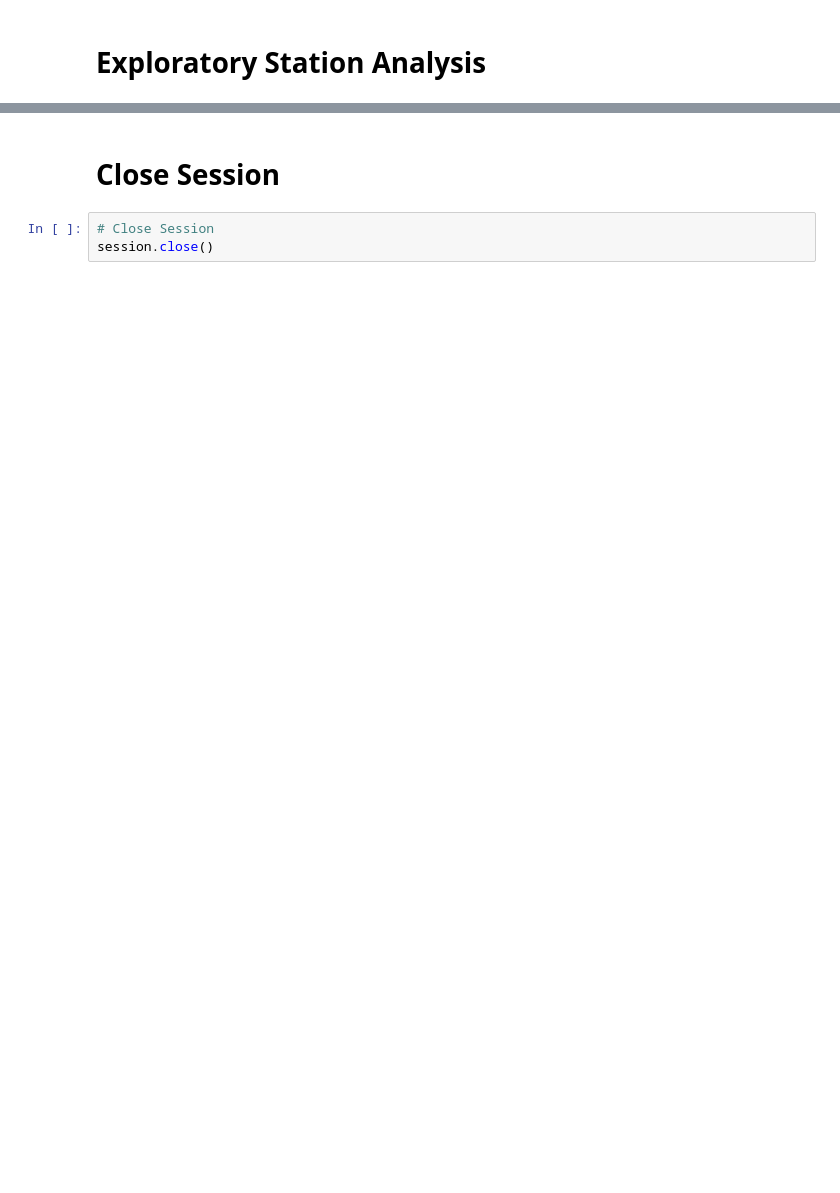
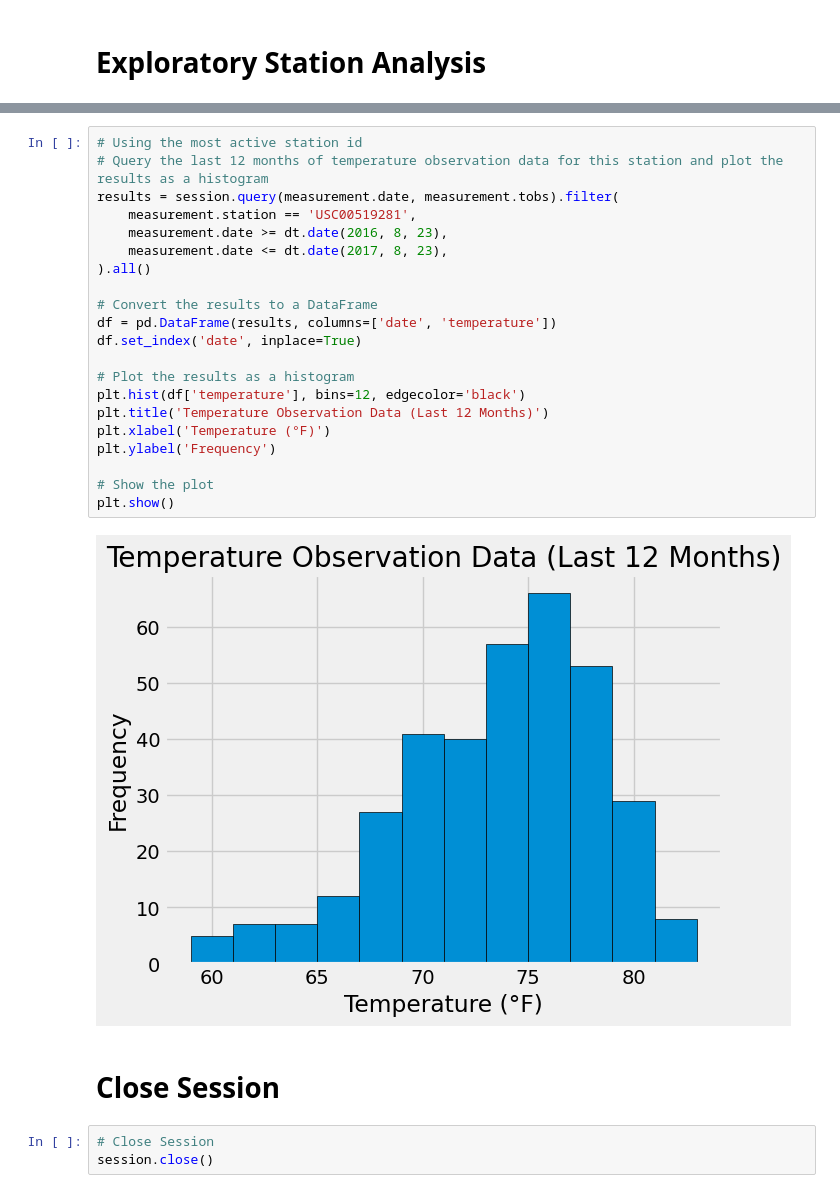
Before and after one commit to mshaaban1400/sqlalchemy-challenge, a Jupyter notebook: SurfsUp/climate_starter.ipynb, the cells around one changed output, grey strips where cells are left out. Drawn from its saved outputs; the diff is of its cells as text; blank space fills up the shorter version.

```diff
--- a/SurfsUp/climate_starter.ipynb
+++ b/SurfsUp/climate_starter.ipynb
@@ -128,3 +197,26 @@ KeyError: 'date'
+# %%
+# Using the most active station id
+# Query the last 12 months of temperature observation data for this station and plot the results as a histogram
+results = session.query(measurement.date, measurement.tobs).filter(
+    measurement.station == 'USC00519281',
+    measurement.date >= dt.date(2016, 8, 23),
+    measurement.date <= dt.date(2017, 8, 23),
+).all()
+
+# Convert the results to a DataFrame
+df = pd.DataFrame(results, columns=['date', 'temperature'])
+df.set_index('date', inplace=True)
+
+# Plot the results as a histogram
+plt.hist(df['temperature'], bins=12, edgecolor='black')
+plt.title('Temperature Observation Data (Last 12 Months)')
+plt.xlabel('Temperature (°F)')
+plt.ylabel('Frequency')
+
+# Show the plot
+plt.show()
+# %% [output]
+[figure, added]
 # %% [markdown]
 # Close Session
 # %%
```
Also changed, not shown: parts of 10 cells of this notebook.
